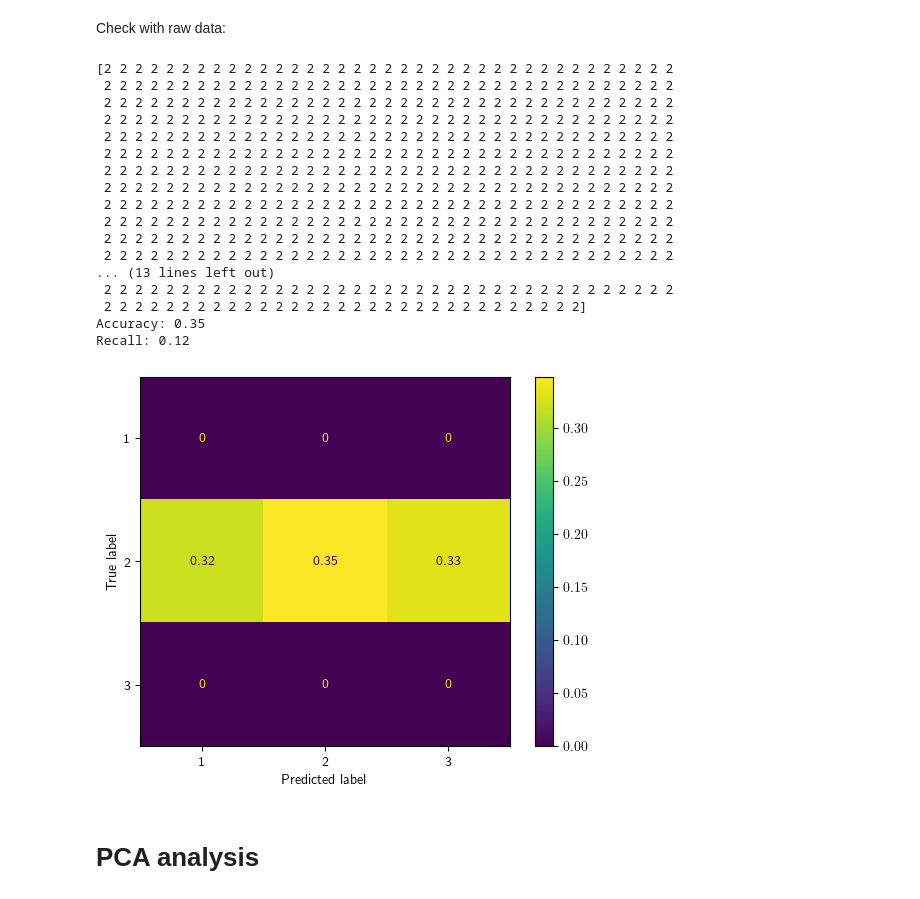
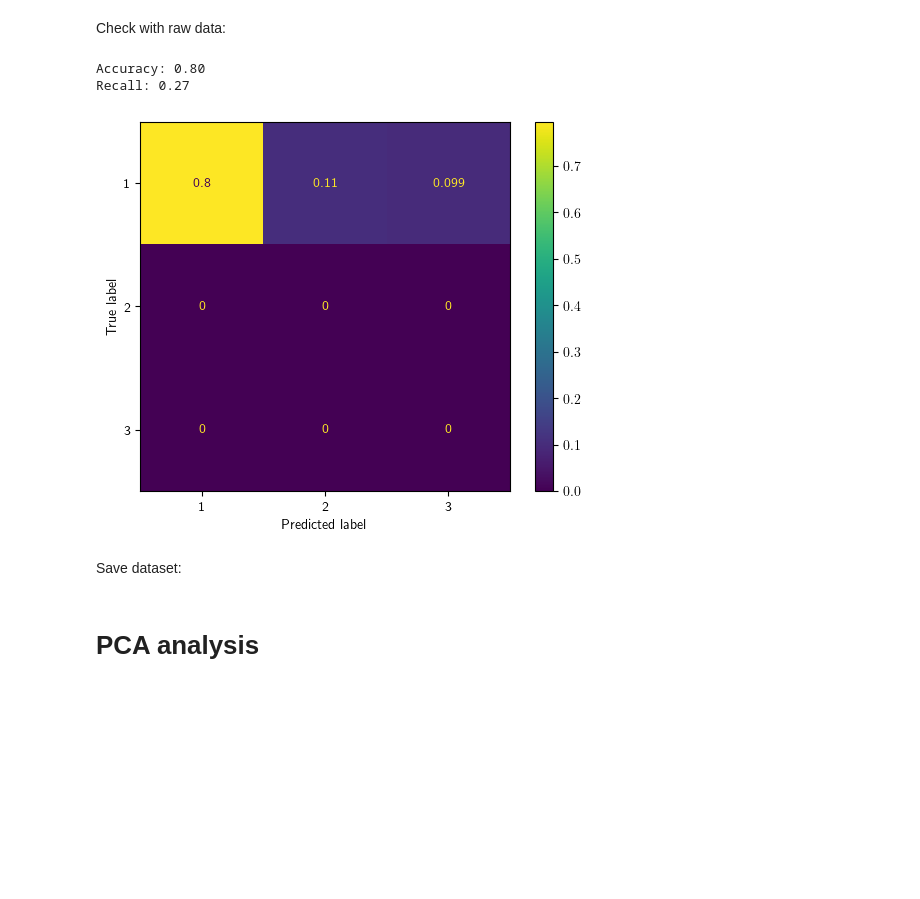
Before and after one commit to LaerteAdami/CW_Intro_AI, a Jupyter notebook: notebooks/notebook_first_analysis.ipynb, the cells around one changed output. Drawn from its saved outputs; the diff is of its cells as text; code cells hidden in the pictures; blank space fills up the shorter version.

```diff
--- a/notebooks/notebook_first_analysis.ipynb
+++ b/notebooks/notebook_first_analysis.ipynb
@@ -428,11 +460,5 @@ Recall: 0.94
 # %%
-fnout = pd.concat((Xnout,y1nout),axis=1)
-
-f1nout = fnout[fnout["NSP"] == 1]
-f2nout = fnout[fnout["NSP"] == 2]
-f3nout = fnout[fnout["NSP"] == 3]
-
-n = 1655
+n = 1480
 
 # Oversample the two larger classes
 f2_over_nout = f2nout.sample(n, random_state=34, replace=True)
@@ -472,23 +483,10 @@ Recall: 0.99
 # %% [markdown]
 Check with raw data:
-# %%
-apply_dt(X_train_over, X_test_over, y_train_over, y_test_over, dt=dt_over_nout);
-# %% [output]
-[2 2 2 2 2 2 2 2 2 2 2 2 2 2 2 2 2 2 2 2 2 2 2 2 2 2 2 2 2 2 2 2 2 2 2 2 2
- 2 2 2 2 2 2 2 2 2 2 2 2 2 2 2 2 2 2 2 2 2 2 2 2 2 2 2 2 2 2 2 2 2 2 2 2 2
- 2 2 2 2 2 2 2 2 2 2 2 2 2 2 2 2 2 2 2 2 2 2 2 2 2 2 2 2 2 2 2 2 2 2 2 2 2
- 2 2 2 2 2 2 2 2 2 2 2 2 2 2 2 2 2 2 2 2 2 2 2 2 2 2 2 2 2 2 2 2 2 2 2 2 2
- 2 2 2 2 2 2 2 2 2 2 2 2 2 2 2 2 2 2 2 2 2 2 2 2 2 2 2 2 2 2 2 2 2 2 2 2 2
- 2 2 2 2 2 2 2 2 2 2 2 2 2 2 2 2 2 2 2 2 2 2 2 2 2 2 2 2 2 2 2 2 2 2 2 2 2
- 2 2 2 2 2 2 2 2 2 2 2 2 2 2 2 2 2 2 2 2 2 2 2 2 2 2 2 2 2 2 2 2 2 2 2 2 2
- 2 2 2 2 2 2 2 2 2 2 2 2 2 2 2 2 2 2 2 2 2 2 2 2 2 2 2 2 2 2 2 2 2 2 2 2 2
- 2 2 2 2 2 2 2 2 2 2 2 2 2 2 2 2 2 2 2 2 2 2 2 2 2 2 2 2 2 2 2 2 2 2 2 2 2
- 2 2 2 2 2 2 2 2 2 2 2 2 2 2 2 2 2 2 2 2 2 2 2 2 2 2 2 2 2 2 2 2 2 2 2 2 2
- 2 2 2 2 2 2 2 2 2 2 2 2 2 2 2 2 2 2 2 2 2 2 2 2 2 2 2 2 2 2 2 2 2 2 2 2 2
- 2 2 2 2 2 2 2 2 2 2 2 2 2 2 2 2 2 2 2 2 2 2 2 2 2 2 2 2 2 2 2 2 2 2 2 2 2
-... (13 lines left out)
- 2 2 2 2 2 2 2 2 2 2 2 2 2 2 2 2 2 2 2 2 2 2 2 2 2 2 2 2 2 2 2 2 2 2 2 2 2
- 2 2 2 2 2 2 2 2 2 2 2 2 2 2 2 2 2 2 2 2 2 2 2 2 2 2 2 2 2 2 2]
-Accuracy: 0.35
-Recall: 0.12
-[figure, removed]
+# %%
+apply_dt(X_train, X_test, y_train, y_test, dt=dt_over_nout);
+# %% [output]
+Accuracy: 0.80
+Recall: 0.27
+[figure, added]
+# %% [markdown]
+Save dataset:
```
Also changed, not shown: parts of 13 cells of this notebook, 6 other files.
